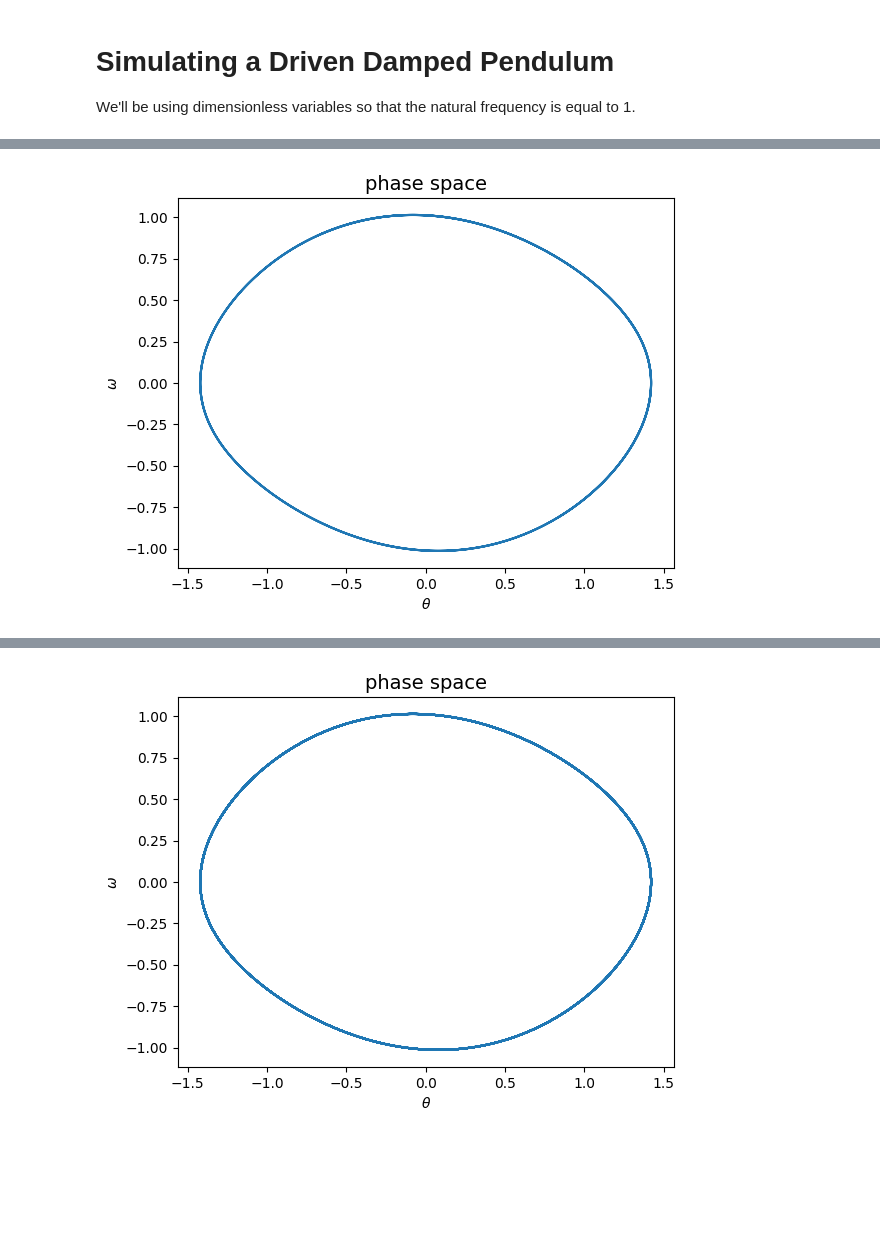
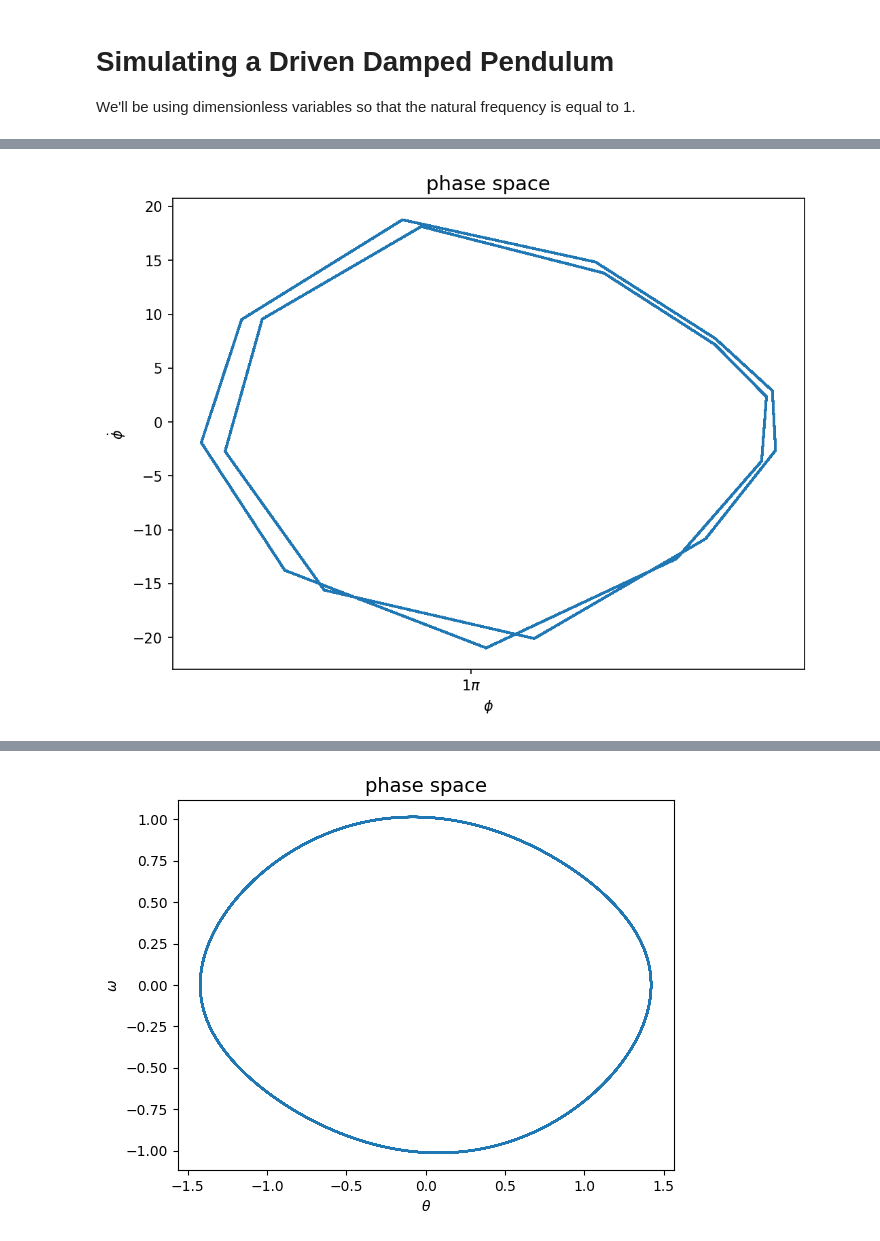
Before and after one commit to henpai91/DPP_Chaos, a Jupyter notebook: notebook.ipynb, the cells around one changed output, grey strips where cells are left out. Drawn from its saved outputs; the diff is of its cells as text; code cells hidden in the pictures; blank space fills up the shorter version.

```diff
--- a/notebook.ipynb
+++ b/notebook.ipynb
@@ -70,9 +78,18 @@ plt.legend()
-# %%
-plt.figure(2)
-plt.xlabel("$\\theta$")
-plt.ylabel("$\omega$")
-plt.title("phase space",fontsize=14)
-tplot = 9000
-plt.plot(th[tplot:],om[tplot:]);
-# %% [output]
-[figure, removed]
+# %%
+f,ax = plt.subplots(figsize=(8,6),dpi=150)
+
+ax.set_xlabel("$\phi$")
+ax.set_ylabel("$\dot{\phi}$")
+ax.set_title("phase space",fontsize=14)
+tplot = 100
+
+phi_remainder = np.remainder(phi-1.1*np.pi,2*np.pi)
+ax.plot(phi_remainder[tplot:],phi_dot[tplot:]);
+
+# For setting the y-axis in units of pi
+ax.xaxis.set_major_formatter(FuncFormatter(
+   lambda val,pos: '{:.0g}$\pi$'.format(val/np.pi) if val !=0 else '0'
+))
+ax.xaxis.set_major_locator(MultipleLocator(base=np.pi))
+# %% [output]
+[figure, added]
```
Also changed, not shown: parts of 8 cells of this notebook.
